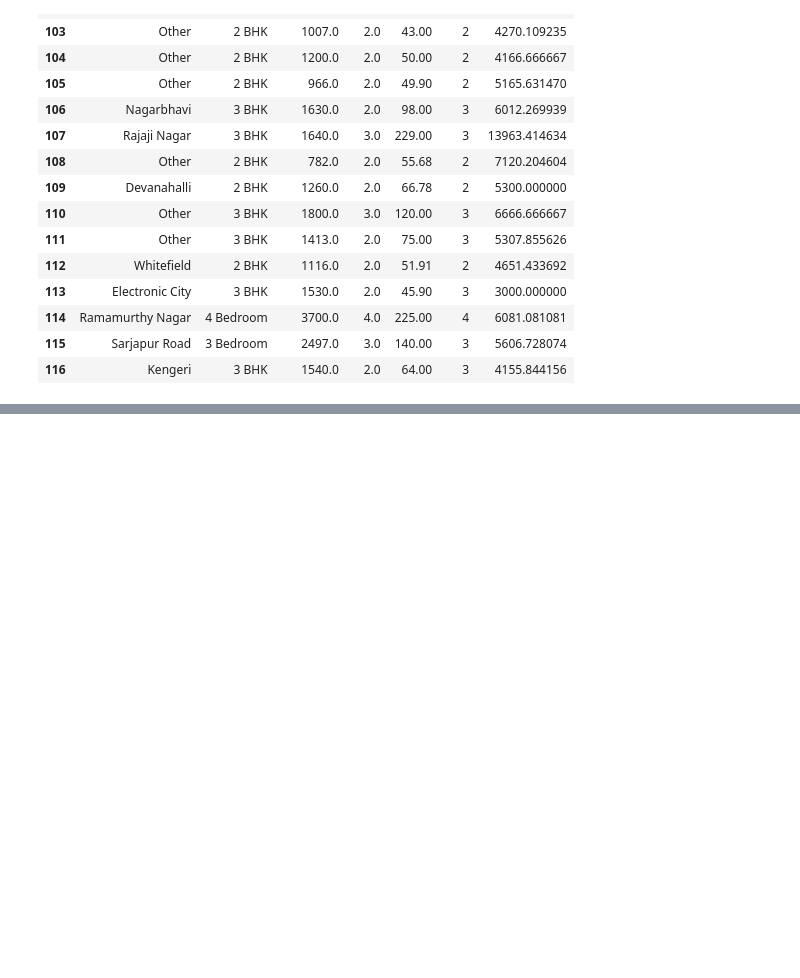
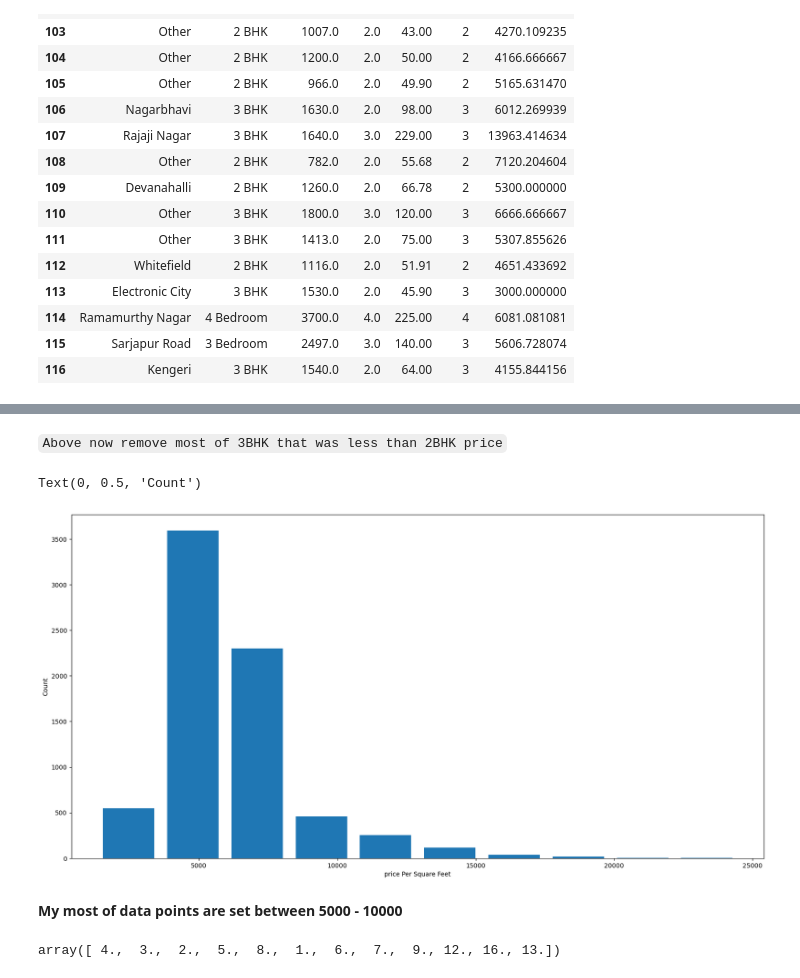
Before and after one commit to fasinfasi/Real-Estate-Prediction, a Jupyter notebook: Real Estate Project.ipynb, the cells around one changed output, grey strips where cells are left out. Saved outputs shown, nothing was run; the diff lists cells and outputs as text; code cells hidden in the pictures; blank space fills up the shorter version.

````diff
--- a/Real Estate Project.ipynb
+++ b/Real Estate Project.ipynb
@@ -272,0 +386,17 @@ df5[100:115]
+# %% [markdown]
+```Above now remove most of 3BHK that was less than 2BHK price```
+# %%
+import matplotlib
+matplotlib.rcParams["figure.figsize"] = (20,10)
+plt.hist(df8.price_per_sqft, rwidth=0.8)
+plt.xlabel("price Per Square Feet")
+plt.ylabel("Count")
+# %% [output]
+Text(0, 0.5, 'Count')
+[figure, added]
+# %% [markdown]
+**My most of data points are set between 5000 - 10000**
+# %%
+df8.bath.unique()
+# %% [output]
+array([ 4.,  3.,  2.,  5.,  8.,  1.,  6.,  7.,  9., 12., 16., 13.])
````
Also changed, not shown: parts of 19 cells of this notebook.
